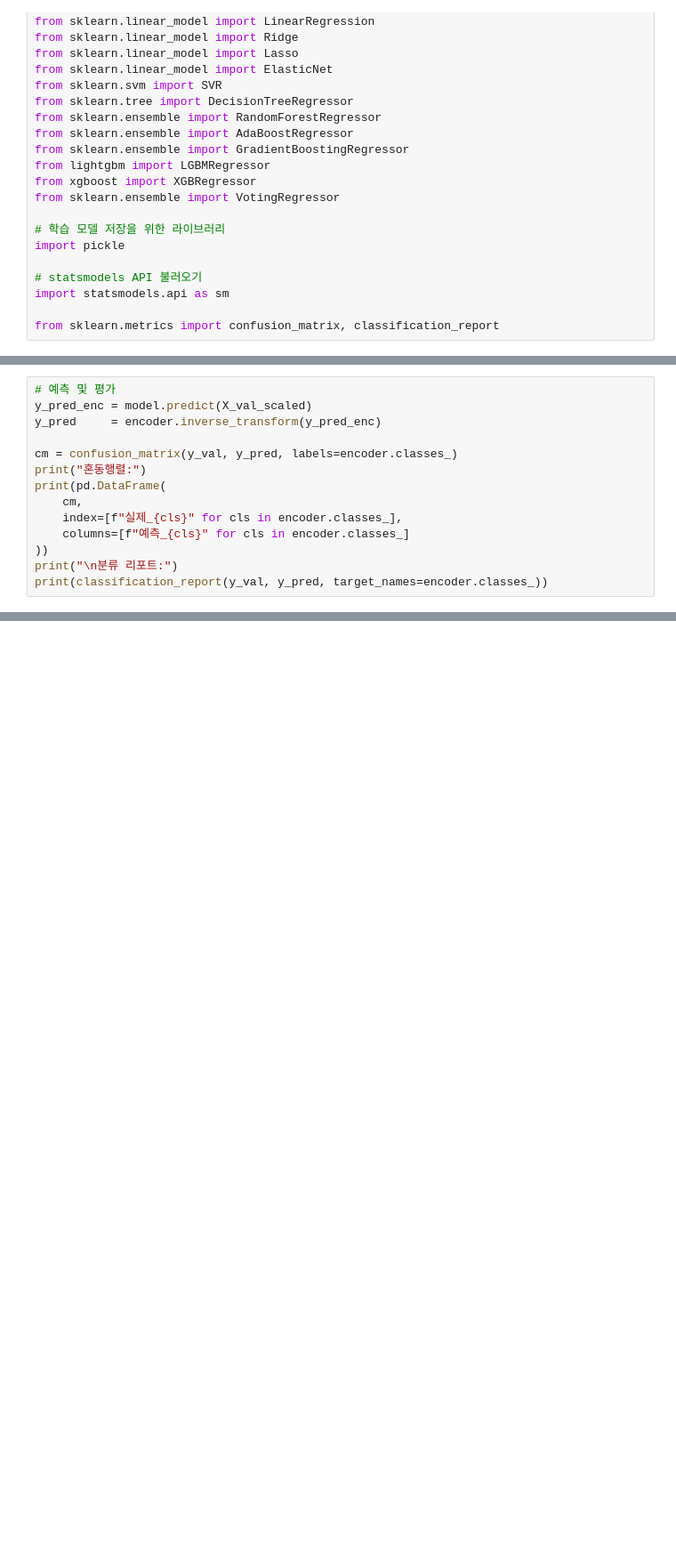
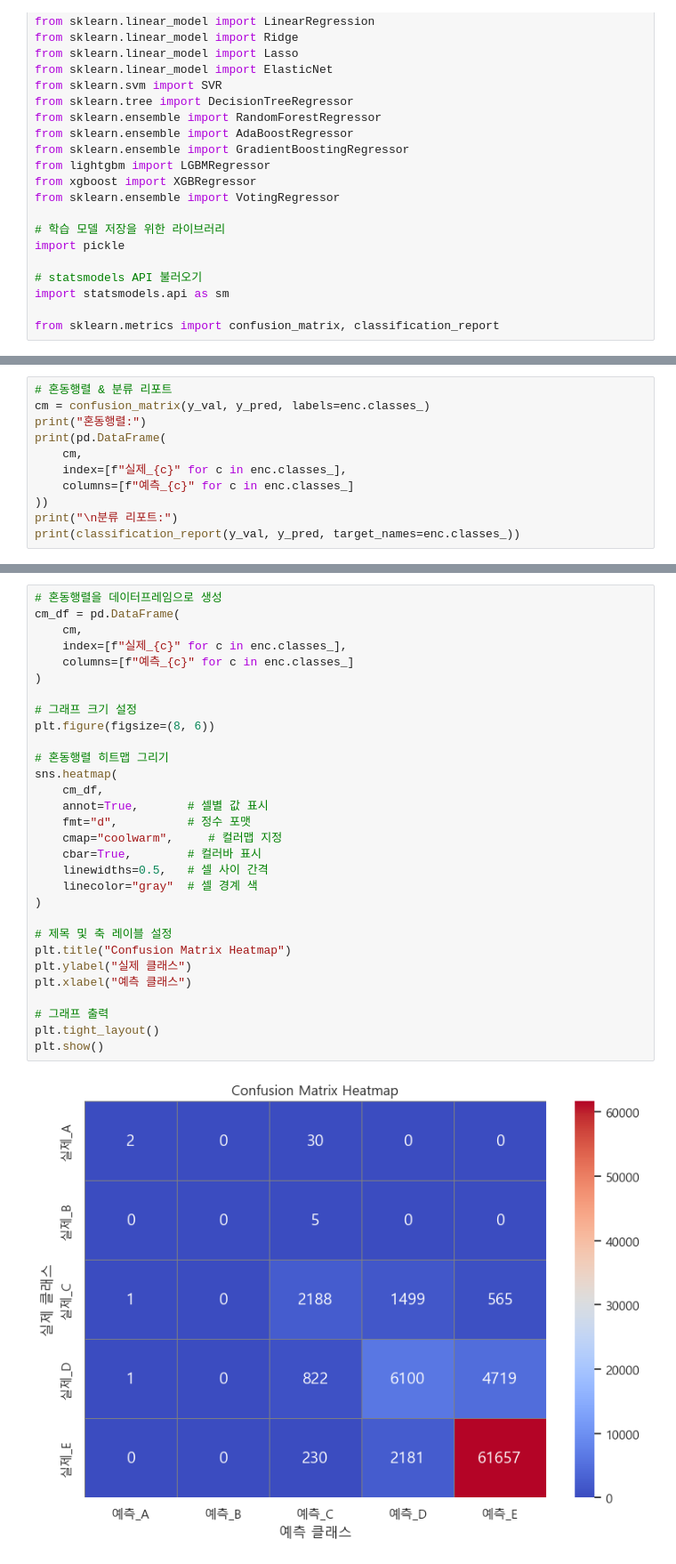
Before and after one commit to Rungky/FinalProject, a Jupyter notebook: src/조민지/모델링/혼동행렬.ipynb, the cells around one changed output, grey strips where cells are left out. Shown at 89% size. Saved outputs shown, nothing was run; the diff lists cells and outputs as text; blank space fills up the shorter version.

```diff
--- a/src/조민지/모델링/혼동행렬.ipynb
+++ b/src/조민지/모델링/혼동행렬.ipynb
@@ -111,14 +112,11 @@ model.fit(X_train_scaled, y_train_enc)
 # %%
-# 예측 및 평가
-y_pred_enc = model.predict(X_val_scaled)
-y_pred     = encoder.inverse_transform(y_pred_enc)
-
-cm = confusion_matrix(y_val, y_pred, labels=encoder.classes_)
+# 혼동행렬 & 분류 리포트
+cm = confusion_matrix(y_val, y_pred, labels=enc.classes_)
 print("혼동행렬:")
 print(pd.DataFrame(
     cm,
-    index=[f"실제_{cls}" for cls in encoder.classes_],
-    columns=[f"예측_{cls}" for cls in encoder.classes_]
+    index=[f"실제_{c}" for c in enc.classes_],
+    columns=[f"예측_{c}" for c in enc.classes_]
 ))
 print("\n분류 리포트:")
-print(classification_report(y_val, y_pred, target_names=encoder.classes_))
+print(classification_report(y_val, y_pred, target_names=enc.classes_))
@@ -124,0 +144,32 @@ print(classification_report(y_val, y_pred, target_names=encoder.classes_))
+# %%
+# 혼동행렬을 데이터프레임으로 생성
+cm_df = pd.DataFrame(
+    cm,
+    index=[f"실제_{c}" for c in enc.classes_],
+    columns=[f"예측_{c}" for c in enc.classes_]
+)
+
+# 그래프 크기 설정
+plt.figure(figsize=(8, 6))
+
+# 혼동행렬 히트맵 그리기
+sns.heatmap(
+    cm_df,
+    annot=True,       # 셀별 값 표시
+    fmt="d",          # 정수 포맷
+    cmap="coolwarm",     # 컬러맵 지정
+    cbar=True,        # 컬러바 표시
+    linewidths=0.5,   # 셀 사이 간격
+    linecolor="gray"  # 셀 경계 색
+)
+
+# 제목 및 축 레이블 설정
+plt.title("Confusion Matrix Heatmap")
+plt.ylabel("실제 클래스")
+plt.xlabel("예측 클래스")
+
+# 그래프 출력
+plt.tight_layout()
+plt.show()
+# %% [output]
+[figure, added]
```
Also changed, not shown: parts of 3 cells of this notebook, 1 other file.
